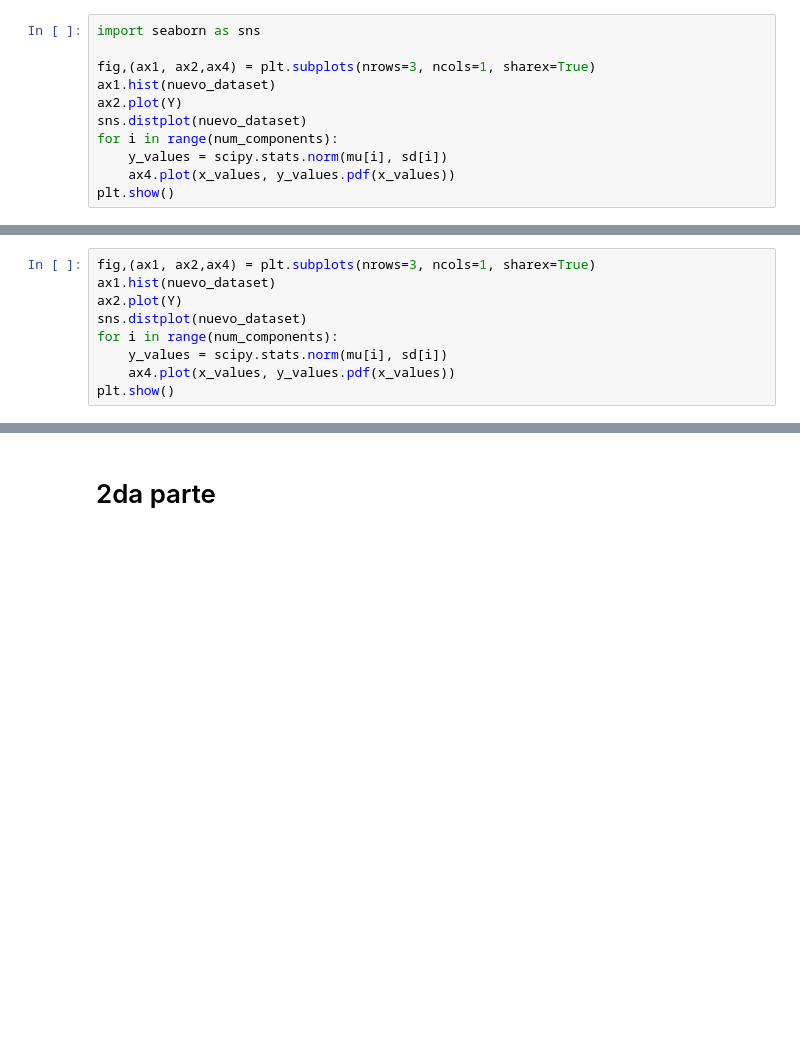
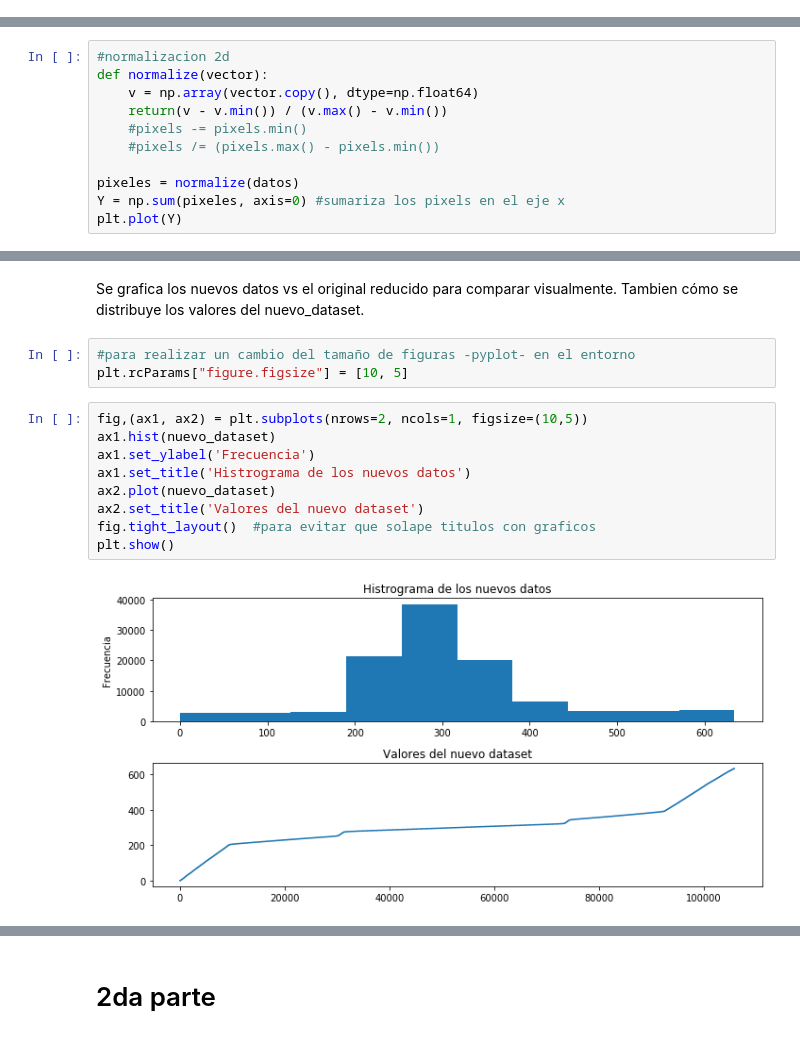
Before and after one commit to midusi/PlateUNLP, a Jupyter notebook: src/modelo_gmm_copia.ipynb, the cells around one changed output, grey strips where cells are left out. Cells and saved outputs as stored; diff of their text form; blank space fills up the shorter version.

Commit message:
Grafico de sombreado de resultados

```diff
--- a/src/modelo_gmm_copia.ipynb
+++ b/src/modelo_gmm_copia.ipynb
@@ -176,11 +0,0 @@ for i in range(num_components):
-# %%
-import seaborn as sns
-
-fig,(ax1, ax2,ax4) = plt.subplots(nrows=3, ncols=1, sharex=True)
-ax1.hist(nuevo_dataset)
-ax2.plot(Y)
-sns.distplot(nuevo_dataset)
-for i in range(num_components):
-    y_values = scipy.stats.norm(mu[i], sd[i])
-    ax4.plot(x_values, y_values.pdf(x_values))
-plt.show()
@@ -229,9 +0,0 @@ num_components = 6
-# %%
-fig,(ax1, ax2,ax4) = plt.subplots(nrows=3, ncols=1, sharex=True)
-ax1.hist(nuevo_dataset)
-ax2.plot(Y)
-sns.distplot(nuevo_dataset)
-for i in range(num_components):
-    y_values = scipy.stats.norm(mu[i], sd[i])
-    ax4.plot(x_values, y_values.pdf(x_values))
-plt.show()
@@ -254,0 +92,11 @@ plt.plot(x)
+# %%
+#normalizacion 2d
+def normalize(vector):
+    v = np.array(vector.copy(), dtype=np.float64)
+    return(v - v.min()) / (v.max() - v.min())
+    #pixels -= pixels.min()
+    #pixels /= (pixels.max() - pixels.min())
+
+pixeles = normalize(datos)
+Y = np.sum(pixeles, axis=0) #sumariza los pixels en el eje x
+plt.plot(Y)
@@ -254,0 +130,16 @@ plt.plot(x)
+# %% [markdown]
+Se grafica los nuevos datos vs el original reducido para comparar visualmente. Tambien cómo se distribuye los valores del nuevo_dataset.
+# %%
+#para realizar un cambio del tamaño de figuras -pyplot- en el entorno
+plt.rcParams["figure.figsize"] = [10, 5]
+# %%
+fig,(ax1, ax2) = plt.subplots(nrows=2, ncols=1, figsize=(10,5))
+ax1.hist(nuevo_dataset)
+ax1.set_ylabel('Frecuencia')
+ax1.set_title('Histrograma de los nuevos datos')
+ax2.plot(nuevo_dataset)
+ax2.set_title('Valores del nuevo dataset')
+fig.tight_layout()  #para evitar que solape titulos con graficos
+plt.show()
+# %% [output]
+[figure, added]
```
Also changed, not shown: parts of 56 cells of this notebook.
